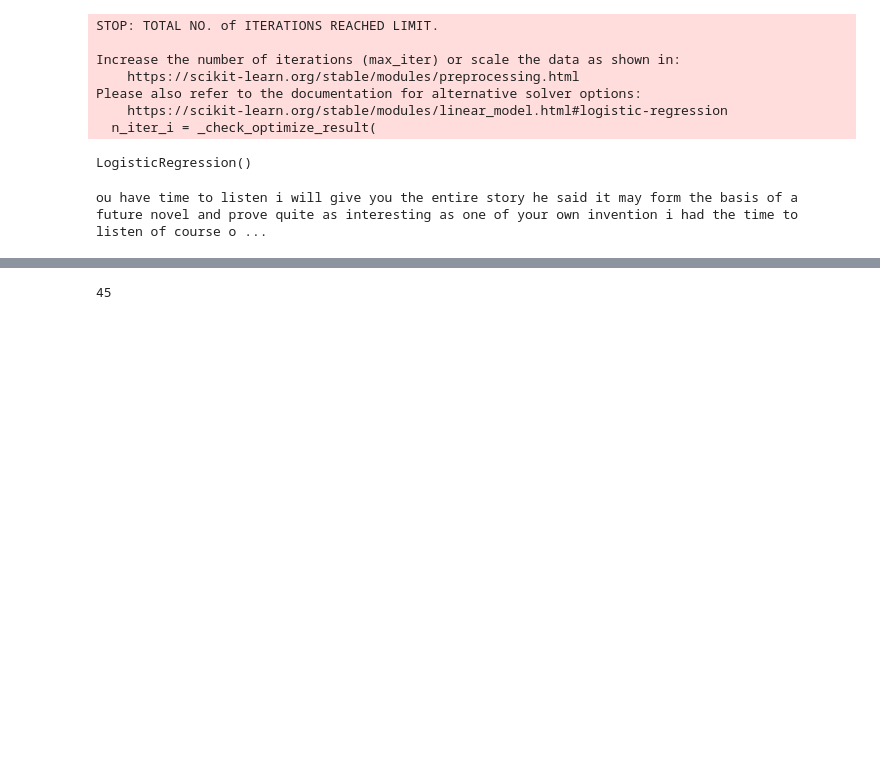
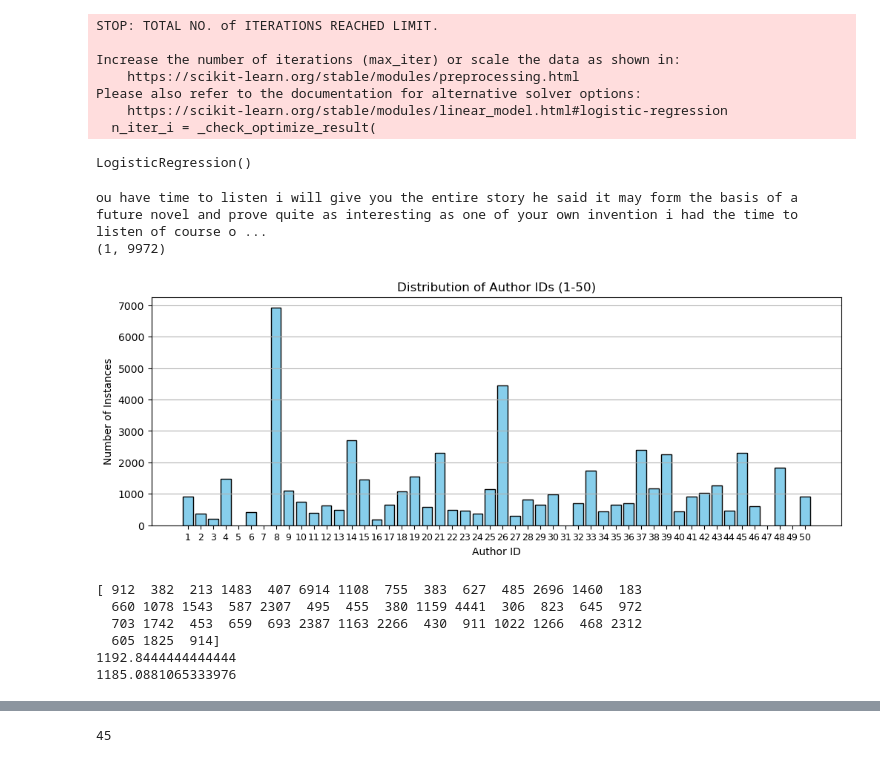
Before and after one commit to kenning/vic-uni-vic-data, a Jupyter notebook: vic-pandas.ipynb, the cells around one changed output, grey strips where cells are left out. Saved outputs shown, nothing was run; the diff lists cells and outputs as text; code cells hidden in the pictures; blank space fills up the shorter version.

```diff
--- a/vic-pandas.ipynb
+++ b/vic-pandas.ipynb
@@ -70,8 +75,36 @@ Please also refer to the documentation for alternative solver options:
 LogisticRegression()
 # %%
 print(X[0])
+print(X_counts[0].shape)
 # %% [output]
 ou have time to listen i will give you the entire story he said it may form the basis of a future novel and prove quite as interesting as one of your own invention i had the time to listen of course o ...
+(1, 9972)
+# %%
+import numpy as np
+import matplotlib.pyplot as plt
+
+values, counts = np.unique(y, return_counts=True)
+plt.figure(figsize=(12, 4))
+plt.bar(values, counts, color='skyblue', edgecolor='black')
+plt.xlabel('Author ID')
+plt.ylabel('Number of Instances')
+plt.title('Distribution of Author IDs (1-50)')
+plt.xticks(np.arange(1, 51), size=9)  # Ensure all numbers 1-50 are shown on x-axis
+plt.grid(axis='y')
+
+# Show the plot
+plt.show()
+print(counts)
+print(np.mean(counts))
+print(np.std(counts))
+# %% [output]
+[figure, added]
+[ 912  382  213 1483  407 6914 1108  755  383  627  485 2696 1460  183
+  660 1078 1543  587 2307  495  455  380 1159 4441  306  823  645  972
+  703 1742  453  659  693 2387 1163 2266  430  911 1022 1266  468 2312
+  605 1825  914]
+1192.8444444444444
+1185.0881065333976
 # %%
 feature_names = vectorizer.get_feature_names_out()
 coefficients = model.coef_
```
Also changed, not shown: parts of 16 cells of this notebook, 18 other files.
